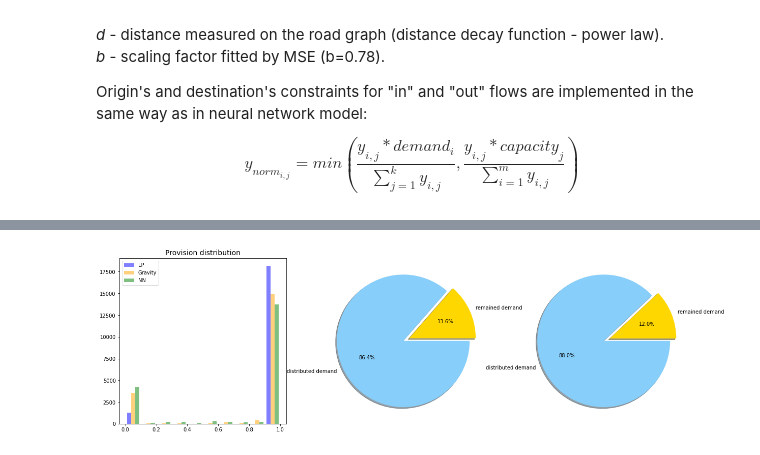
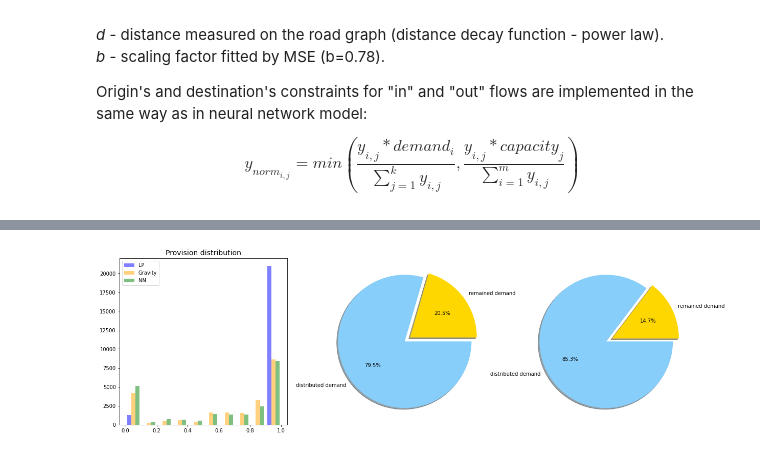
Before and after one commit to E-Kovtun/population_flows_nn, a Jupyter notebook: predict_flow.ipynb, the cells around one changed output, grey strips where cells are left out. Drawn from its saved outputs; the diff is of its cells as text; code cells hidden in the pictures.

```diff
--- a/predict_flow.ipynb
+++ b/predict_flow.ipynb
@@ -581,10 +720,12 @@ def save_ckp(epoch, emb_model, flow_model, optimizer, f_path):
 sparse_dataset = sparse_dataset.shuffle()
 train_dataset = sparse_dataset[:1]
 validate_dataset = sparse_dataset[1:]
+test_data = torch.load("./test_data/normative_2025_new.pt")
 
 print("Train dataset:\n", train_dataset[0])
 print("\nValidate datasets:")
 for dataset in validate_dataset:
     print(dataset)
+print("\nTest data:\n", test_data)
 # %% [output]
 Train dataset:
@@ -758,0 +854,9 @@ def test(graph, model, model_stack, num_nearest_neigh=5):
+# %%
+nn_errors = []
+gravity_errors = []
+for i, y in enumerate(true_y):
+    pos_edges = y == 0
+    nn_errors.append((nn_[i][pos_edges] - y[pos_edges]).tolist())
+    gravity_errors.append((gravity_[i][pos_edges] - y[pos_edges]).tolist())
+
+draw_error_plot(nn_errors, gravity_errors)
@@ -759,13 +867,13 @@ def test(graph, model, model_stack, num_nearest_neigh=5):
 # %%
 with torch.no_grad():
-    pos_edges = full_graph.y > 0
+    pos_edges = test_data.y > 0
 
     print("-------- GNN + MLP ---------")
-    nn_predict_y = test(full_graph, "NN", [emb_model, flow_model])
-    nn_errors = (torch.round(nn_predict_y[pos_edges]) - full_graph.y[pos_edges]).tolist()
+    nn_predict_y = test(test_data, "NN", [emb_model, flow_model], response="y")
+    nn_errors = (torch.round(nn_predict_y[pos_edges]) - test_data.y[pos_edges]).tolist()
 
     print("-------- Gravity model ---------")
-    gravity_predict_y = test(full_graph, "gravity_model", [gravity_model])
-    gravity_errors = (torch.round(gravity_predict_y[pos_edges]) -full_graph.y[pos_edges]).tolist()
+    gravity_predict_y = test(test_data, "gravity_model", [gravity_model], response="y")
+    gravity_errors = (torch.round(gravity_predict_y[pos_edges]) -test_data.y[pos_edges]).tolist()
 # %% [output]
 -------- GNN + MLP ---------
@@ -835,46 +964,46 @@ plt.show()
 # %%
 fig, (ax0, ax1, ax2) = plt.subplots(1, 3, figsize=(20,6))
 
-select = (full_graph.x[:, 1]) > 0 & (full_graph.x[:, 0] == 1)
+select = (test_data.x[:, 1]) > 0 & (test_data.x[:, 0] == 1)
 
-zero = torch.zeros_like(full_graph.x[:, 1], dtype=full_graph.y.dtype)
-nn_y_sum = zero.index_add_(0, full_graph.edge_index[0], nn_predict_y)
-df_nn = pd.DataFrame(nn_y_sum[select] / full_graph.x[:, 1][select], columns=["provision"])
+zero = torch.zeros_like(test_data.x[:, 1], dtype=test_data.y.dtype)
+nn_y_sum = zero.index_add_(0, test_data.edge_index[0], nn_predict_y)
+df_nn = pd.DataFrame(nn_y_sum[select] / test_data.x[:, 1][select], columns=["provision"])
 df_nn["model"] = "NN"
 
-zero = torch.zeros_like(full_graph.x[:, 1], dtype=full_graph.y.dtype)
-gravity_y_sum = zero.index_add_(0, full_graph.edge_index[0], gravity_predict_y)
-gravity_df = pd.DataFrame(torch.round(gravity_y_sum[select]) / full_graph.x[:, 1][select], columns=["provision"])
+zero = torch.zeros_like(test_data.x[:, 1], dtype=test_data.y.dtype)
+gravity_y_sum = zero.index_add_(0, test_data.edge_index[0], gravity_predict_y)
+gravity_df = pd.DataFrame(torch.round(gravity_y_sum[select]) / test_data.x[:, 1][select], columns=["provision"])
 gravity_df["model"] = "Gravity"
 
-zero = torch.zeros_like(full_graph.x[:, 1], dtype=full_graph.y.dtype)
-true_y_sum= zero.index_add_(0, full_graph.edge_index[0], full_graph.y)
-true_df = pd.DataFrame(torch.round(true_y_sum[select]) / full_graph.x[:, 1][select], columns=["provision"])
+zero = torch.zeros_like(test_data.x[:, 1], dtype=test_data.y.dtype)
+true_y_sum= zero.index_add_(0, test_data.edge_index[0], test_data.y)
+true_df = pd.DataFrame(torch.round(true_y_sum[select]) / test_data.x[:, 1][select], columns=["provision"])
 true_df["model"] = "True"
 
 ax0.set_title("Provision distribution", size=14)
 ax0.hist(
     (true_df["provision"], gravity_df["provision"], df_nn["provision"]),
     label = ["LP", "Gravity", "NN"],
     color=["blue", "orange", "green"],
     alpha=0.5)
 ax0.legend()
 
 ax1.pie(
-    [torch.sum(full_graph.y) - torch.sum(nn_predict_y), torch.sum(nn_predict_y)],
+    [torch.sum(test_data.y) - torch.sum(nn_predict_y), torch.sum(nn_predict_y)],
     explode=[0.1, 0],
     labels = ["remained demand", "distributed demand"],
     colors = ['gold', 'lightskyblue'],
     autopct='%1.1f%%',
     shadow=True)
 
 ax2.pie(
-    [torch.sum(full_graph.y) - torch.sum(gravity_predict_y), torch.sum(gravity_predict_y)],
+    [torch.sum(test_data.y) - torch.sum(gravity_predict_y), torch.sum(gravity_predict_y)],
     explode=[0.1, 0],
     labels = ["remained demand", "distributed demand"],
     colors = ['gold', 'lightskyblue'],
     autopct='%1.1f%%',
     shadow=True)
 plt.show()
 # %% [output]
-[figure, old version]
+[figure, new version]
```
Also changed, not shown: parts of 30 cells of this notebook.
